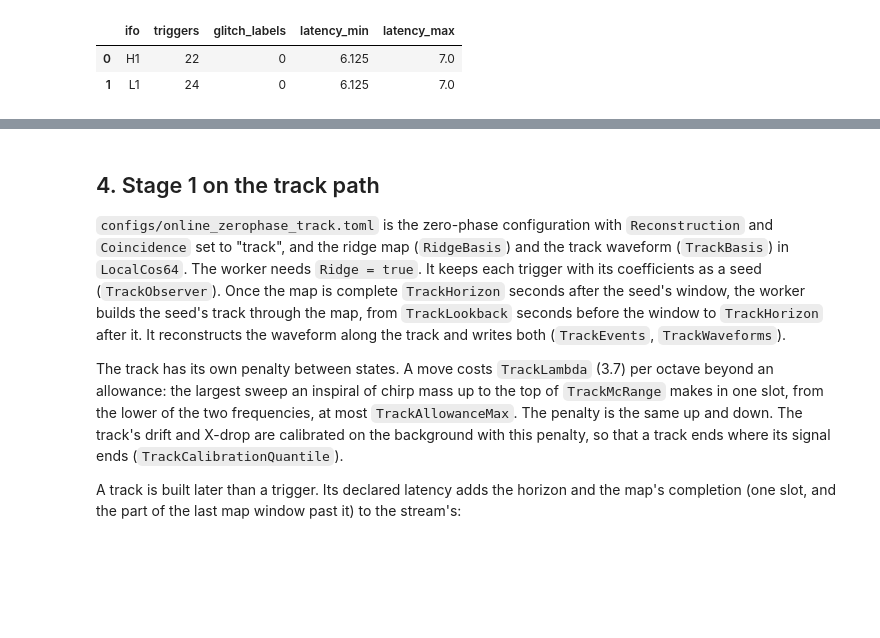
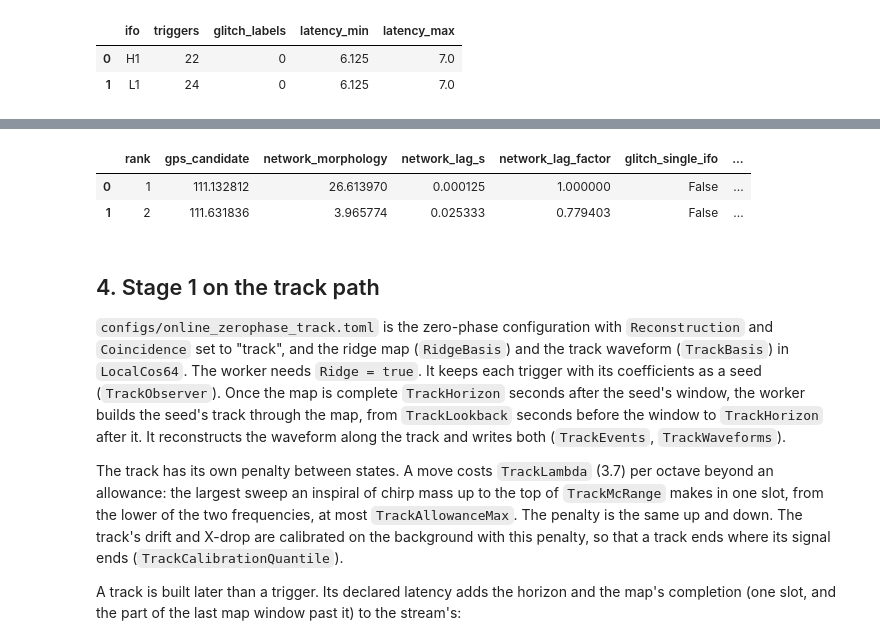
Before and after one commit to elenacuoco/wdflow, a Jupyter notebook: tutorials/05_the_paper_path_and_the_track_path.ipynb, the cells around one changed output, grey strips where cells are left out. Saved outputs shown, nothing was run; the diff lists cells and outputs as text; code cells hidden in the pictures; blank space fills up the shorter version.

```diff
--- a/tutorials/05_the_paper_path_and_the_track_path.ipynb
+++ b/tutorials/05_the_paper_path_and_the_track_path.ipynb
@@ -187,3 +205,16 @@ top
+# %%
+census = {ifo: pd.DataFrame(r["result"].census) for ifo, r in PAPER.items()}
+screened = run_network(online("online_zerophase_default.toml", "H1", NetworkLagCut="penalty"),
+                       triggers={ifo: r["triggers"] for ifo, r in PAPER.items()}, census=census)
+COLUMNS = ["rank", "gps_candidate", "network_morphology", "network_lag_s", "network_lag_factor",
+           "glitch_single_ifo", "network_rank_statistic"]
+top = screened.candidates.sort_values("rank")[COLUMNS].head(5).copy()
+top["gps_candidate"] -= GPS0
+top
+# %% [output]
+|  | rank | gps_candidate | network_morphology | network_lag_s | network_lag_factor | glitch_single_ifo | ... |
+| 0 | 1 | 111.132812 | 26.613970 | 0.000125 | 1.000000 | False | ... |
+| 1 | 2 | 111.631836 | 3.965774 | 0.025333 | 0.779403 | False | ... |
 # %% [markdown]
 ## 4. Stage 1 on the track path
 
```
Also changed, not shown: parts of 6 cells of this notebook.
